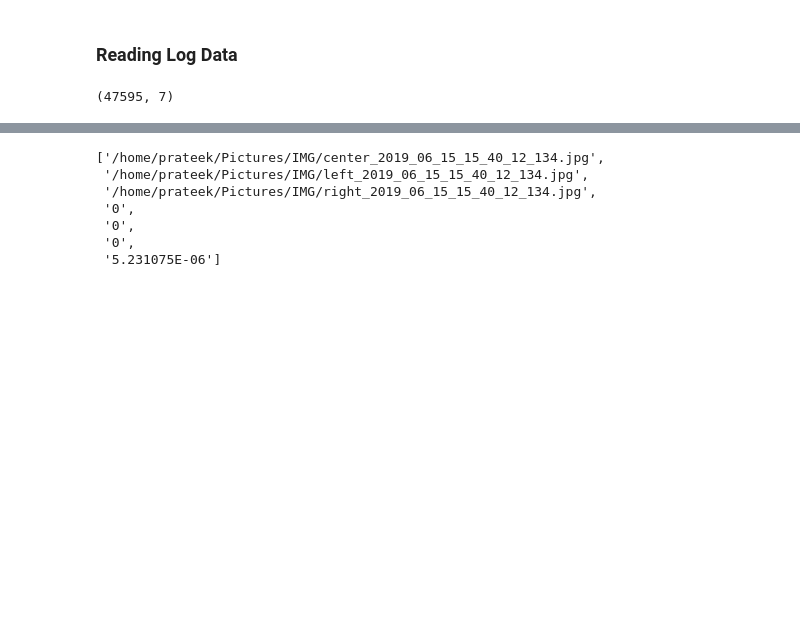
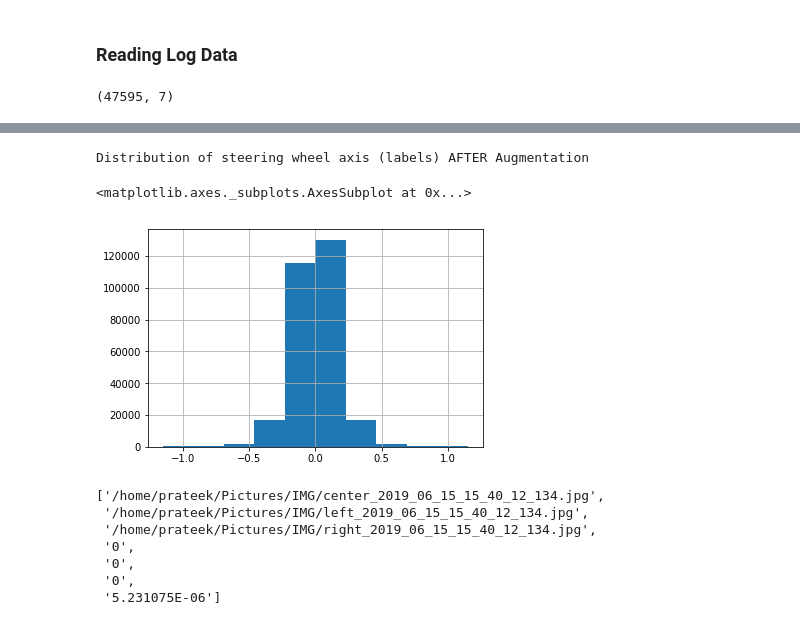
Before and after one commit to SmokeShine/CarND-Behavioral-Cloning-P3, a Jupyter notebook: Behavioral Model.ipynb, the cells around one changed output, grey strips where cells are left out. Saved outputs shown, nothing was run; the diff lists cells and outputs as text; code cells hidden in the pictures; blank space fills up the shorter version.

```diff
--- a/Behavioral Model.ipynb
+++ b/Behavioral Model.ipynb
@@ -41,3 +61,13 @@ filelist.head(5)
+# %%
+print("Distribution of steering wheel axis (labels) AFTER Augmentation")
+display(filelist.steering_angle.append(filelist.steering_angle+0.15).\
+append(filelist.steering_angle-0.15).append\
+(-1*filelist.steering_angle).append(-1*(filelist.steering_angle)+0.15).\
+append(-1*(filelist.steering_angle)-0.15).hist());
+# %% [output]
+Distribution of steering wheel axis (labels) AFTER Augmentation
+<matplotlib.axes._subplots.AxesSubplot at 0x...>
+[figure, added]
 # %%
 ## Reading file in stream format
 import os
```
Also changed, not shown: parts of 4 cells of this notebook, 9 other files.
